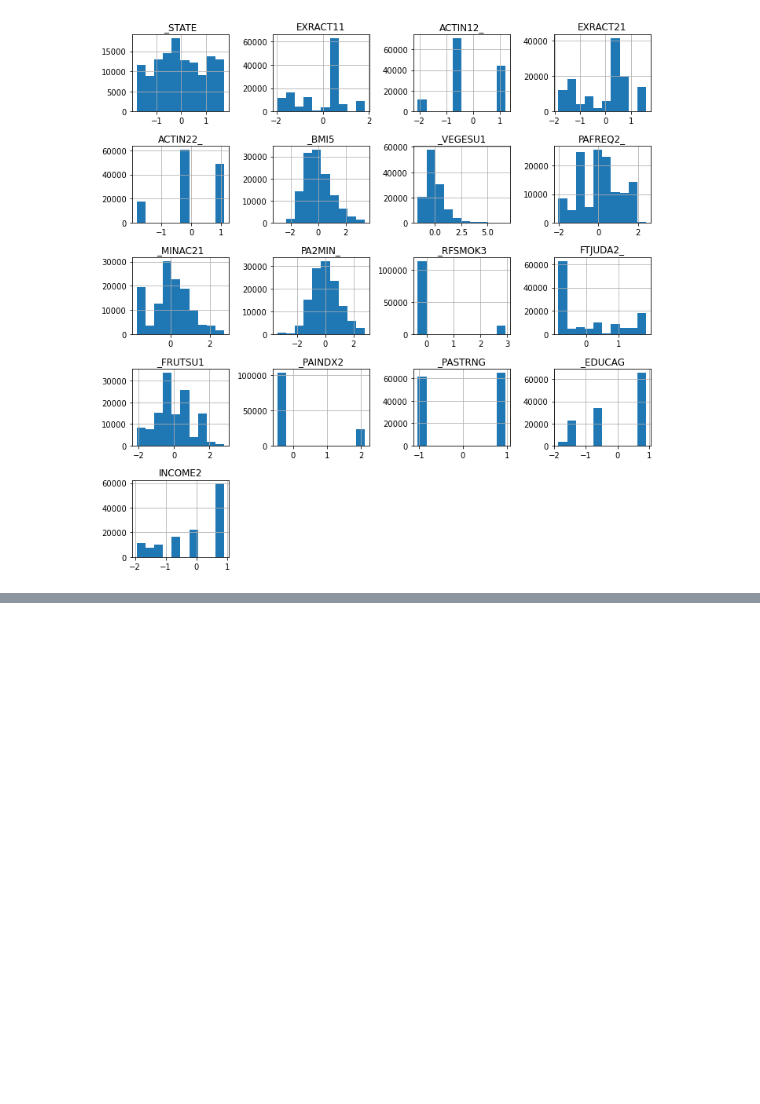
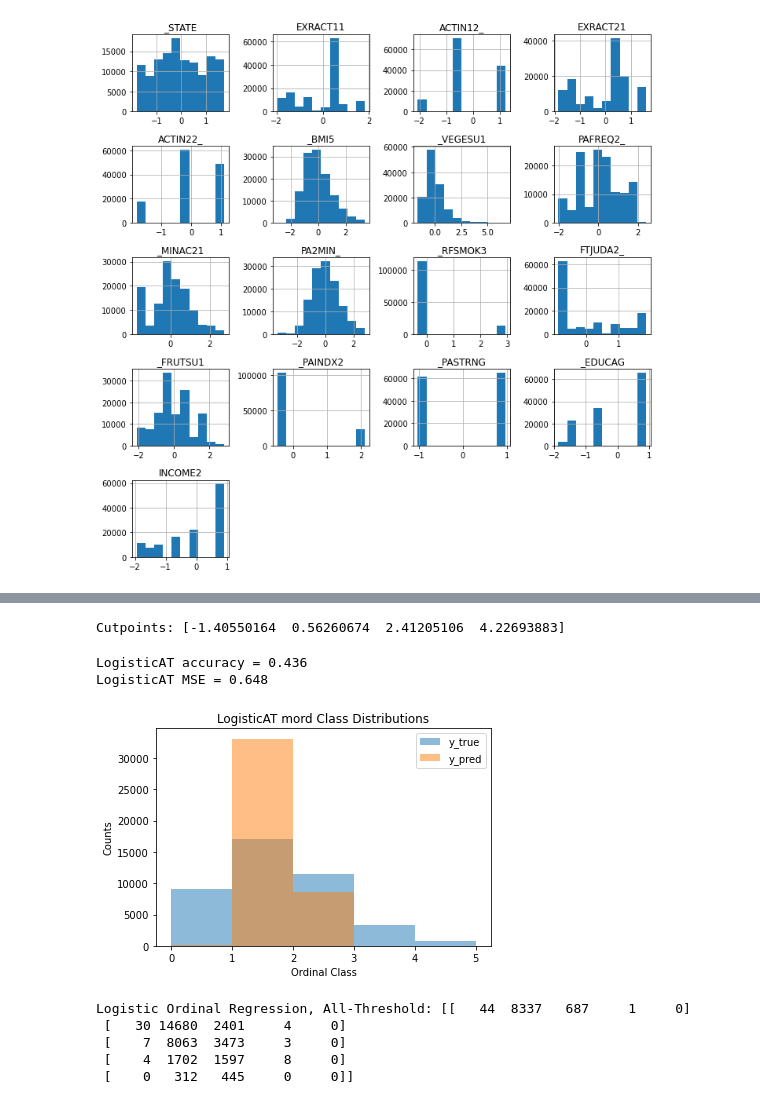
Before and after one commit to EMarksCyr/Final_Project_Health_Outcome_Prediction, a Jupyter notebook: analysis/ordinal_logregression_with_spacecutter.ipynb, the cells around one changed output, grey strips where cells are left out. Cells and saved outputs as stored; diff of their text form; code cells hidden in the pictures; blank space fills up the shorter version.

Commit message:
comparing ordinal log reg immediate-threshold to all-threshold
Printed performance metrics for OLogReg models with all sig features to compare.

```diff
--- a/analysis/ordinal_logregression_with_spacecutter.ipynb
+++ b/analysis/ordinal_logregression_with_spacecutter.ipynb
@@ -187,13 +117,0 @@ scoring = make_scorer(mae_scorer,
-# %%
-#set up the paramater grid
-param_grid = {
-    'net__max_epochs': np.logspace(1, 3, 5).astype(int),
-    'net__lr': np.logspace(-4, -1, 5),
-    'net__optimizer__weight_decay': np.logspace(-6, -2, 4)
-}
-
-sc_grid_search = GridSearchCV(
-    pipeline, param_grid, scoring=scoring,
-    n_jobs=None, cv=5, verbose=1
-)
-sc_grid_search.fit(X_train, y_train)
@@ -267,0 +227,8 @@ plt.title('mord Class Distributions');
+# %%
+cutpoints = (mord_grid_search
+             .best_estimator_
+             .named_steps['model']
+             .theta_)
+print(f"Cutpoints: {cutpoints}")
+# %% [output]
+Cutpoints: [-1.40550164  0.56260674  2.41205106  4.22693883]
@@ -267,0 +237,26 @@ plt.title('mord Class Distributions');
+# %%
+print(f'LogisticAT accuracy = {accuracy_score(y_test, y_pred):1.3f}')
+print(f'LogisticAT MSE = {mean_absolute_error(y_test, y_pred):1.3f}')
+# %% [output]
+LogisticAT accuracy = 0.436
+LogisticAT MSE = 0.648
+# %%
+#Results from LogisticAT (All-threshold)
+bins = np.arange(6)
+plt.hist(y_test, bins=bins, alpha=0.5);
+plt.hist(y_pred, bins=bins, alpha=0.5);
+plt.legend(['y_true', 'y_pred']);
+plt.ylabel('Counts');
+plt.xlabel('Ordinal Class');
+plt.title('LogisticAT mord Class Distributions');
+# %% [output]
+[figure, added]
+# %%
+LogisticAT_matrix = confusion_matrix(y_test, y_pred)
+print(f"Logistic Ordinal Regression, All-Threshold: {LogisticAT_matrix}")
+# %% [output]
+Logistic Ordinal Regression, All-Threshold: [[   44  8337   687     1     0]
+ [   30 14680  2401     4     0]
+ [    7  8063  3473     3     0]
+ [    4  1702  1597     8     0]
+ [    0   312   445     0     0]]
```
Also changed, not shown: parts of 26 cells of this notebook.
